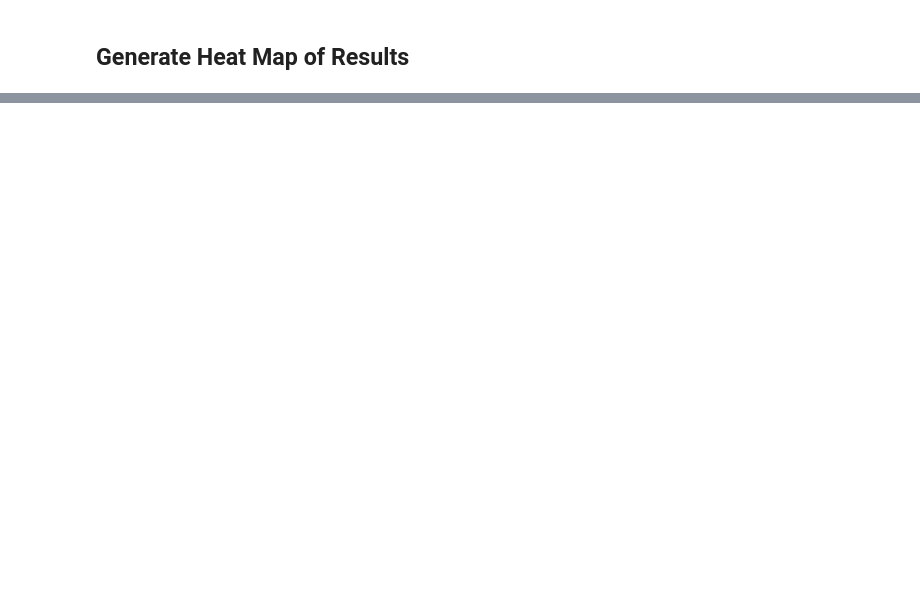
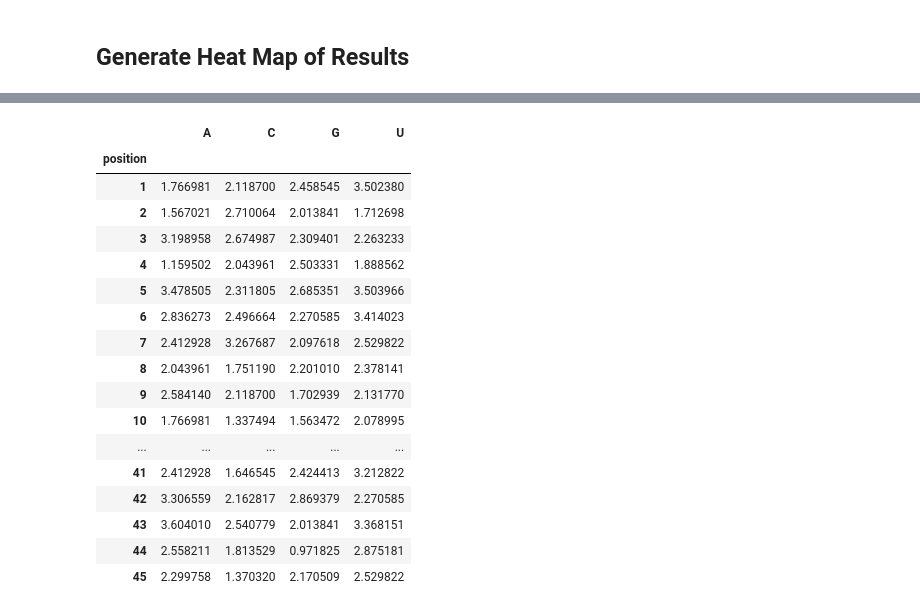
Before and after one commit to atalantatx/atx-genespec, a Jupyter notebook: PSSM_rep/generate_stddev_heat_map.ipynb, the cells around one changed output, grey strips where cells are left out. Cells and saved outputs as stored; diff of their text form; code cells hidden in the pictures; blank space fills up the shorter version.

```diff
--- a/PSSM_rep/generate_stddev_heat_map.ipynb
+++ b/PSSM_rep/generate_stddev_heat_map.ipynb
@@ -92,0 +97,23 @@ figure.savefig(outfile)
+# %%
+#plt.figure(figsize=(8, 15))
+#svm = sns.catplot(grouped_stddev,kind="bar")
+grouped_stddev.wide
+# %% [output]
+|  | A | C | G | U |
+| position |  |  |  |  |
+| 1 | 1.766981 | 2.118700 | 2.458545 | 3.502380 |
+| 2 | 1.567021 | 2.710064 | 2.013841 | 1.712698 |
+| 3 | 3.198958 | 2.674987 | 2.309401 | 2.263233 |
+| 4 | 1.159502 | 2.043961 | 2.503331 | 1.888562 |
+| 5 | 3.478505 | 2.311805 | 2.685351 | 3.503966 |
+| 6 | 2.836273 | 2.496664 | 2.270585 | 3.414023 |
+| 7 | 2.412928 | 3.267687 | 2.097618 | 2.529822 |
+| 8 | 2.043961 | 1.751190 | 2.201010 | 2.378141 |
+| 9 | 2.584140 | 2.118700 | 1.702939 | 2.131770 |
+| 10 | 1.766981 | 1.337494 | 1.563472 | 2.078995 |
+| ... | ... | ... | ... | ... |
+| 41 | 2.412928 | 1.646545 | 2.424413 | 3.212822 |
+| 42 | 3.306559 | 2.162817 | 2.869379 | 2.270585 |
+| 43 | 3.604010 | 2.540779 | 2.013841 | 3.368151 |
+| 44 | 2.558211 | 1.813529 | 0.971825 | 2.875181 |
+| 45 | 2.299758 | 1.370320 | 2.170509 | 2.529822 |
```
Also changed, not shown: parts of 4 cells of this notebook, 4 other files.
